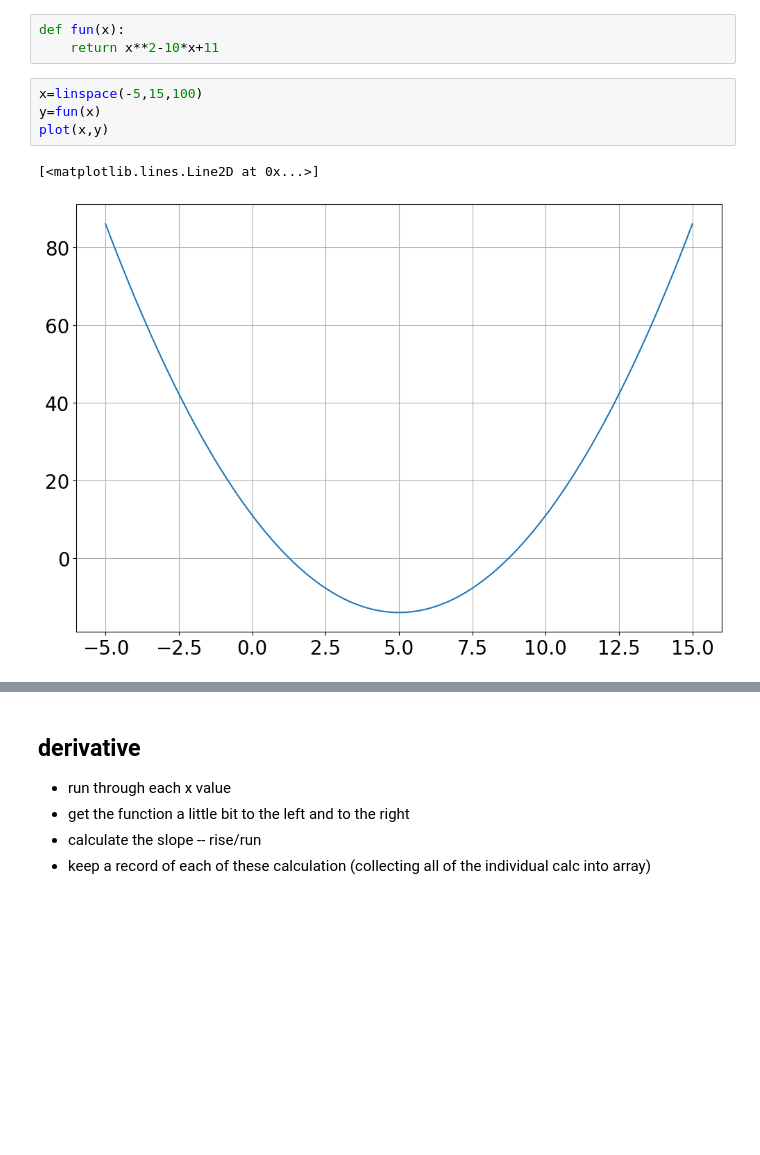
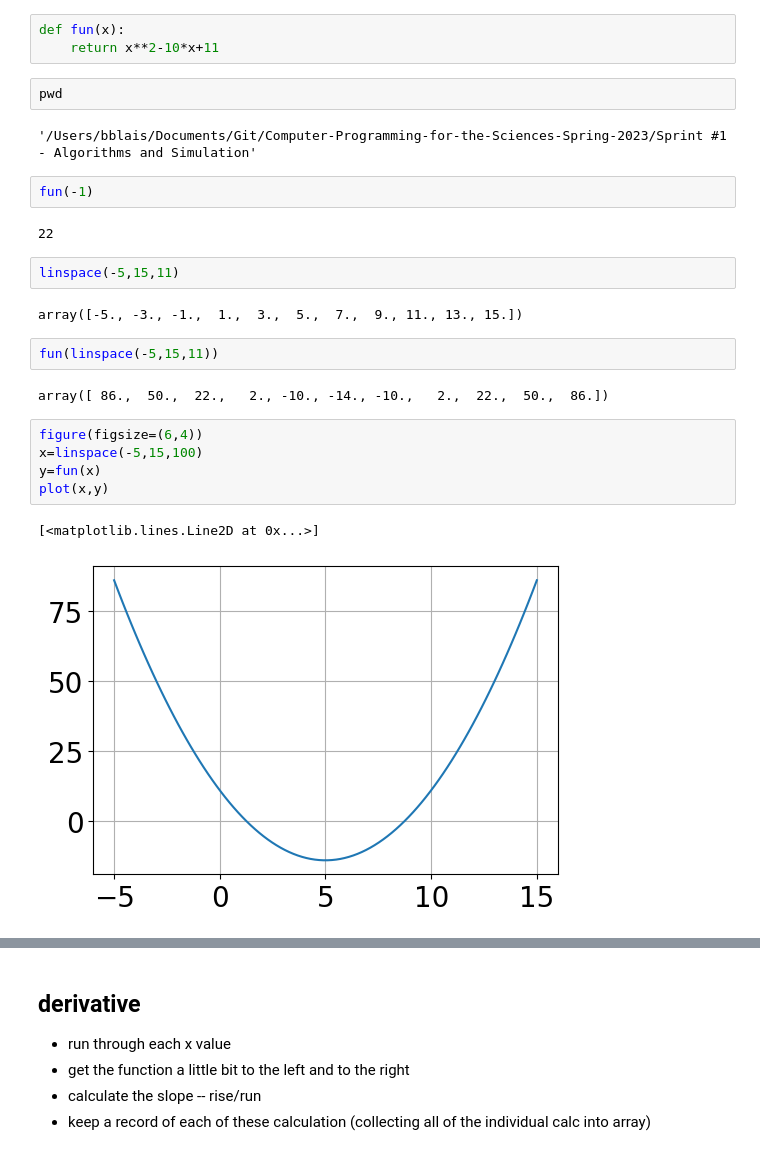
Before and after one commit to bblais/Computer-Programming-for-the-Sciences-Spring-2023, a Jupyter notebook: Sprint #1 - Algorithms and Simulation/2023-02-01 - Taking Derivatives.ipynb, the cells around one changed output, grey strips where cells are left out. Drawn from its saved outputs; the diff is of its cells as text; blank space fills up the shorter version.

```diff
--- a/Sprint #1 - Algorithms and Simulation/2023-02-01 - Taking Derivatives.ipynb
+++ b/Sprint #1 - Algorithms and Simulation/2023-02-01 - Taking Derivatives.ipynb
@@ -7,11 +7,28 @@ Version:  0.0.25
 # %%
 def fun(x):
     return x**2-10*x+11
+# %%
+pwd
+# %% [output]
+'/Users/bblais/Documents/Git/Computer-Programming-for-the-Sciences-Spring-2023/Sprint #1 - Algorithms and Simulation'
+# %%
+fun(-1)
+# %% [output]
+22
+# %%
+linspace(-5,15,11)
+# %% [output]
+array([-5., -3., -1.,  1.,  3.,  5.,  7.,  9., 11., 13., 15.])
+# %%
+fun(linspace(-5,15,11))
+# %% [output]
+array([ 86.,  50.,  22.,   2., -10., -14., -10.,   2.,  22.,  50.,  86.])
 # %%
+figure(figsize=(6,4))
 x=linspace(-5,15,100)
 y=fun(x)
 plot(x,y)
 # %% [output]
 [<matplotlib.lines.Line2D at 0x...>]
-[figure, old version]
+[figure, new version]
 # %%
```
Also changed, not shown: parts of 5 cells of this notebook, 3 other files.
